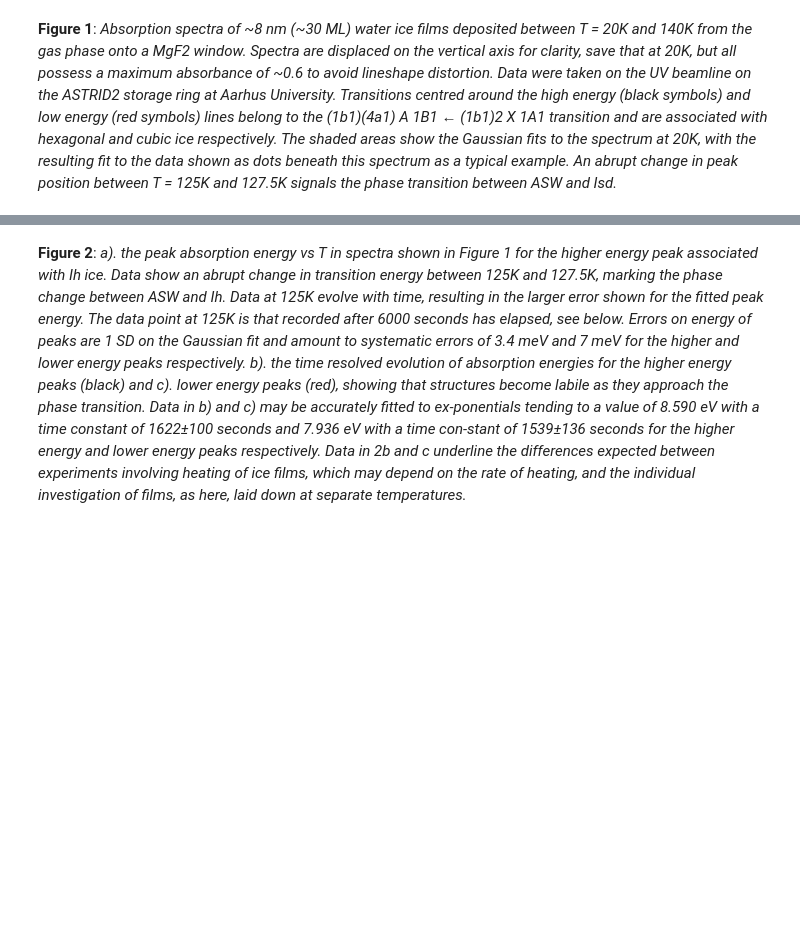
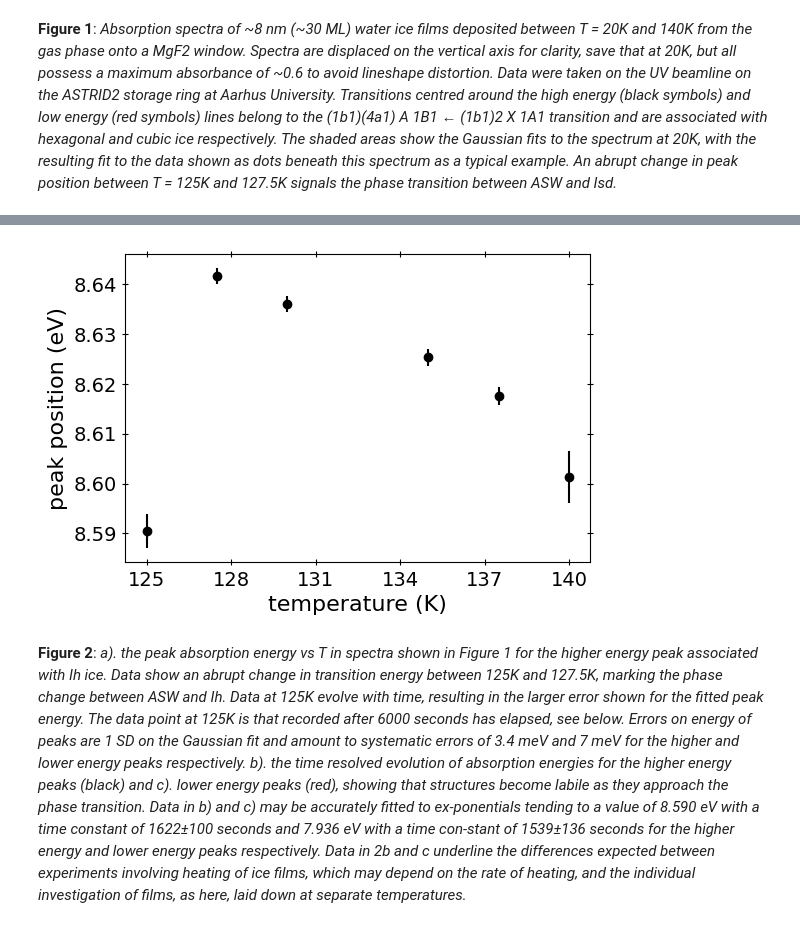
Before and after one commit to cassidy-andrew/VUV_water_spont, a Jupyter notebook: water_spont_paper.ipynb, the cells around one changed output, grey strips where cells are left out. Saved outputs shown, nothing was run; the diff lists cells and outputs as text; code cells hidden in the pictures; blank space fills up the shorter version.

```diff
--- a/water_spont_paper.ipynb
+++ b/water_spont_paper.ipynb
@@ -377,3 +222,35 @@ NameError: name 'x_data' is not defined
+# %%
+###
+### Figure 2
+### ------------------
+
+fig, ax1 = plt.subplots(figsize=(6,4))
+
+# Note that we filter from index 11 as that represents the 125 K data point
+
+#ax1 = fig.add_subplot(gs[:, 0])
+ax1.errorbar(filtered_temp_dep_pos_df['Temperature_K'][11:], filtered_temp_dep_pos_df['8_5eV_peak_eV'][11:], yerr=filtered_temp_dep_pos_df['8_5eV_err'][11:], fmt='o', color='black', label='8.5 eV')
+ax1.set_xlabel('temperature (K)', fontsize=16)
+ax1.set_ylabel('peak position (eV)', fontsize=16)
+ax1.yaxis.set_tick_params(right=True, labelright=False)
+ax1.tick_params(axis='y', which='both', length=5, labelsize=14, direction='inout')
+ax1.xaxis.set_ticks_position('both')
+ax1.tick_params(axis='x', which='both', length=5, labelsize=14, direction='inout')
+ax1.xaxis.set_major_locator(MultipleLocator(3))
+
+# Manually set the tick labels to start at 125 K
+ticks = [125, 128, 131, 134, 137, 140]
+ax1.set_xticks(ticks)
+
+# Save the figure as a PNG file
+#fig.tight_layout()
+fig.savefig('Figure_2.png',dpi = 600, bbox_inches='tight' ,format='png')
+fig.savefig('Figure_2.svg',dpi = 600, bbox_inches='tight', format='svg')
+
+# Show the plot
+plt.show()
+# %% [output]
+[figure, added]
 # %% [markdown]
 **Figure 2**: _a). the peak absorption energy vs T in spectra shown in Figure 1 for the higher energy peak associated with Ih ice. Data show an abrupt change in transition energy between 125K and 127.5K, marking the phase change between ASW and Ih. Data at 125K evolve with time, resulting in the larger error shown for the fitted peak energy. The data point at 125K is that recorded after 6000 seconds has elapsed, see below. Errors on energy of peaks are 1 SD on the Gaussian fit and amount to systematic errors of 3.4 meV and 7 meV for the higher and lower energy peaks respectively. b). the time resolved evolution of absorption energies for the higher energy peaks (black) and c). lower energy peaks (red), showing that structures become labile as they approach the phase transition. Data in b) and c) may be accurately fitted to ex-ponentials tending to a value of 8.590 eV with a time constant of 1622±100 seconds and 7.936 eV with a time con-stant of 1539±136 seconds for the higher energy and lower energy peaks respectively. Data in 2b and c underline the differences expected between experiments involving heating of ice films, which may depend on the rate of heating, and the individual investigation of films, as here, laid down at separate temperatures._
 # %% [markdown]
```
Also changed, not shown: parts of 12 cells of this notebook, 46 other files.
